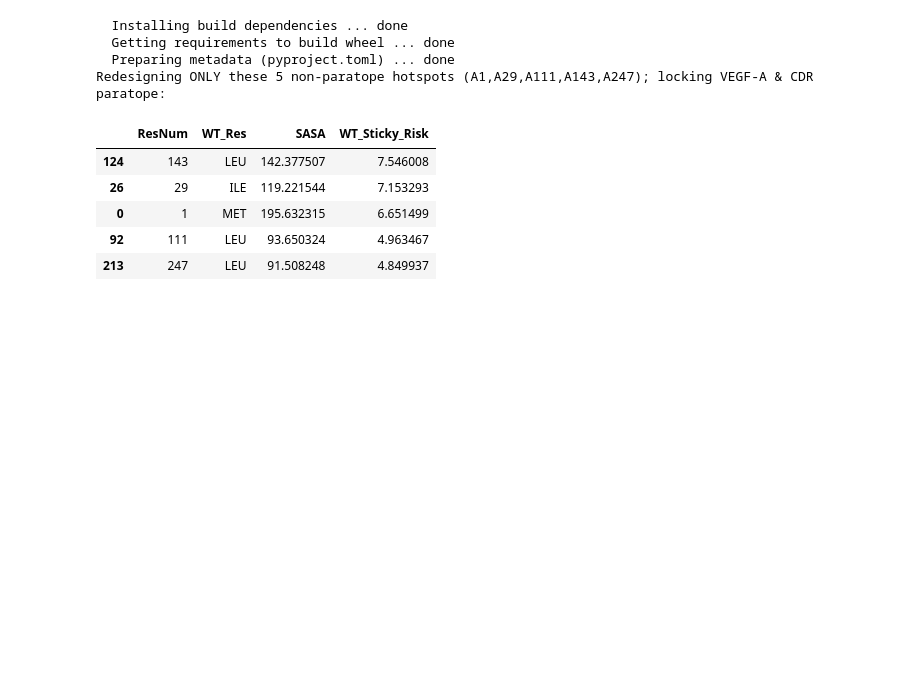
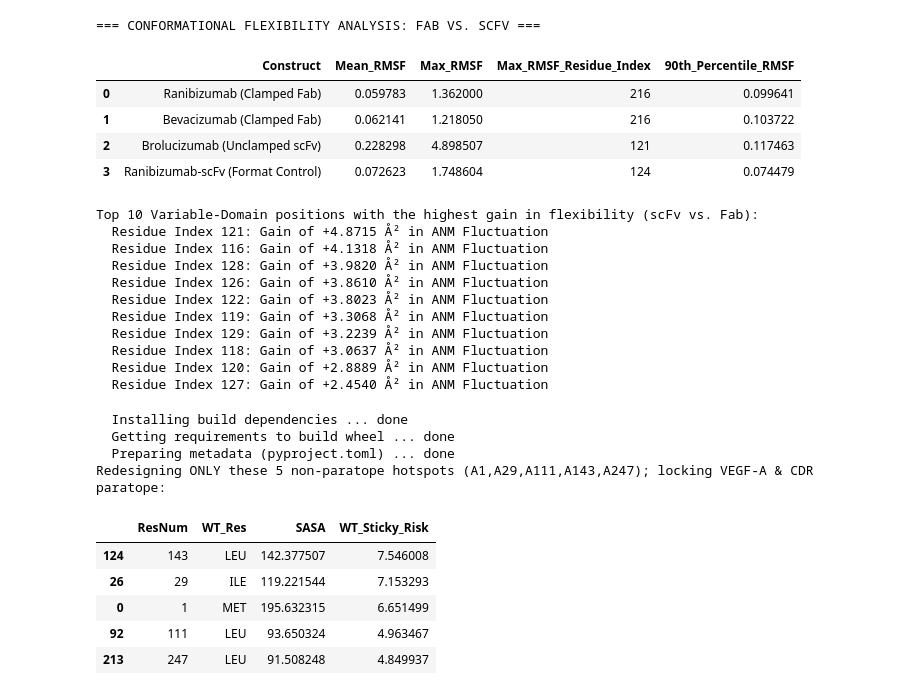
Before and after one commit to bbearAnna/ophthalmic-mAb-IOI-surface-to-surfaceome, a Jupyter notebook: ophthalmic_mAb_IOI_surface_to_surfaceome.ipynb, the cells around one changed output. Saved outputs shown, nothing was run; the diff lists cells and outputs as text; code cells hidden in the pictures; blank space fills up the shorter version.

```diff
--- a/ophthalmic_mAb_IOI_surface_to_surfaceome.ipynb
+++ b/ophthalmic_mAb_IOI_surface_to_surfaceome.ipynb
@@ -118,3 +220,58 @@ Top 5 Non-Paratope Surface Hotspots on Brolucizumab Saved for Notebook 3:
+# %%
+import numpy as np
+import pandas as pd
+
+# Let's align and analyze the calculated RMSF traces from our ANM models
+print("=== CONFORMATIONAL FLEXIBILITY ANALYSIS: FAB VS. SCFV ===")
+
+flex_data = []
+for name, trace in rmsf_traces.items():
+    # Calculate basic statistics for each construct's variable domain
+    flex_data.append({
+        "Construct": name,
+        "Mean_RMSF": np.mean(trace),
+        "Max_RMSF": np.max(trace),
+        "Max_RMSF_Residue_Index": np.argmax(trace),
+        "90th_Percentile_RMSF": np.percentile(trace, 90)
+    })
+
+df_flex_summary = pd.DataFrame(flex_data)
+display(df_flex_summary)
+
+# Let's find the regions of largest divergence between Brolucizumab (scFv) and Ranibizumab (Fab)
+# We'll map out the local difference where Brolucizumab has significantly elevated RMSF
+if "Brolucizumab (Unclamped scFv)" in rmsf_traces and "Ranibizumab (Clamped Fab)" in rmsf_traces:
+    brolu_trace = rmsf_traces["Brolucizumab (Unclamped scFv)"]
+    rani_trace = rmsf_traces["Ranibizumab (Clamped Fab)"]
+
+    # Determine minimum length for safe element-wise comparison
+    min_len = min(len(brolu_trace), len(rani_trace))
+    diff = brolu_trace[:min_len] - rani_trace[:min_len]
+
+    # Identify top 10 residue positions with the greatest increase in fluctuation
+    elevated_indices = np.argsort(diff)[::-1][:10]
+
+    print("\nTop 10 Variable-Domain positions with the highest gain in flexibility (scFv vs. Fab):")
+    for idx in elevated_indices:
+        print(f"  Residue Index {idx}: Gain of +{diff[idx]:.4f} \u00c5\u00b2 in ANM Fluctuation")
+# %% [output]
+=== CONFORMATIONAL FLEXIBILITY ANALYSIS: FAB VS. SCFV ===
+|  | Construct | Mean_RMSF | Max_RMSF | Max_RMSF_Residue_Index | 90th_Percentile_RMSF |
+| 0 | Ranibizumab (Clamped Fab) | 0.059783 | 1.362000 | 216 | 0.099641 |
+| 1 | Bevacizumab (Clamped Fab) | 0.062141 | 1.218050 | 216 | 0.103722 |
+| 2 | Brolucizumab (Unclamped scFv) | 0.228298 | 4.898507 | 121 | 0.117463 |
+| 3 | Ranibizumab-scFv (Format Control) | 0.072623 | 1.748604 | 124 | 0.074479 |
+Top 10 Variable-Domain positions with the highest gain in flexibility (scFv vs. Fab):
+  Residue Index 121: Gain of +4.8715 Å² in ANM Fluctuation
+  Residue Index 116: Gain of +4.1318 Å² in ANM Fluctuation
+  Residue Index 128: Gain of +3.9820 Å² in ANM Fluctuation
+  Residue Index 126: Gain of +3.8610 Å² in ANM Fluctuation
+  Residue Index 122: Gain of +3.8023 Å² in ANM Fluctuation
+  Residue Index 119: Gain of +3.3068 Å² in ANM Fluctuation
+  Residue Index 129: Gain of +3.2239 Å² in ANM Fluctuation
+  Residue Index 118: Gain of +3.0637 Å² in ANM Fluctuation
+  Residue Index 120: Gain of +2.8889 Å² in ANM Fluctuation
+  Residue Index 127: Gain of +2.4540 Å² in ANM Fluctuation
 # %%
 # ==============================================================================
 # NOTEBOOK 3: Automated Paratope-Locked Surface De-immunization
```
Also changed, not shown: parts of 1 cell of this notebook.
